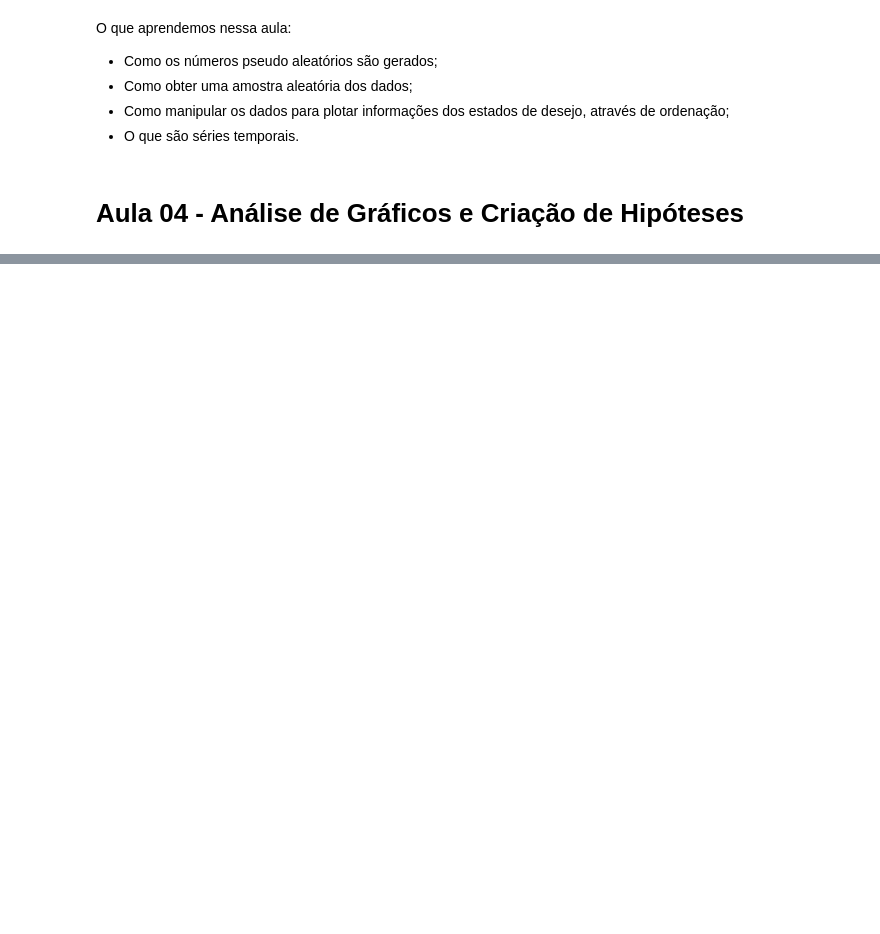
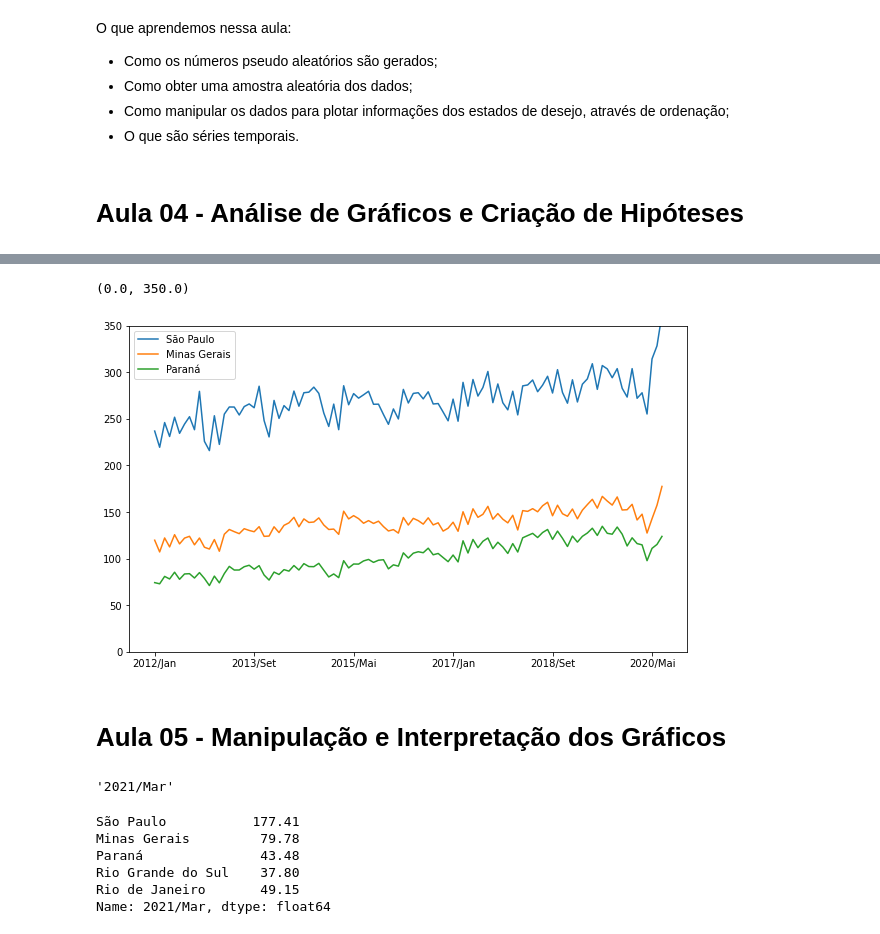
Before and after one commit to diascarolina/data-science-bootcamp, a Jupyter notebook: modulo1/aulas_desafios_modulo1.ipynb, the cells around one changed output, grey strips where cells are left out. Saved outputs shown, nothing was run; the diff lists cells and outputs as text; code cells hidden in the pictures; blank space fills up the shorter version.

```diff
--- a/modulo1/aulas_desafios_modulo1.ipynb
+++ b/modulo1/aulas_desafios_modulo1.ipynb
@@ -657,0 +701,22 @@ O que aprendemos nessa aula:
+# %%
+atend_ord[atend_ord.columns[47:150]].head(3).T.plot(figsize = (10, 6))
+plt.ylim(0, 350)
+# %% [output]
+(0.0, 350.0)
+[figure, added]
+# %% [markdown]
+# Aula 05 - Manipulação e Interpretação dos Gráficos
+# %%
+mes_mais_recente = atend_ord.columns[-1]
+mes_mais_recente
+# %% [output]
+'2021/Mar'
+# %%
+atend_ord[mes_mais_recente].head()
+# %% [output]
+São Paulo           177.41
+Minas Gerais         79.78
+Paraná               43.48
+Rio Grande do Sul    37.80
+Rio de Janeiro       49.15
+Name: 2021/Mar, dtype: float64
```
Also changed, not shown: parts of 17 cells of this notebook.
